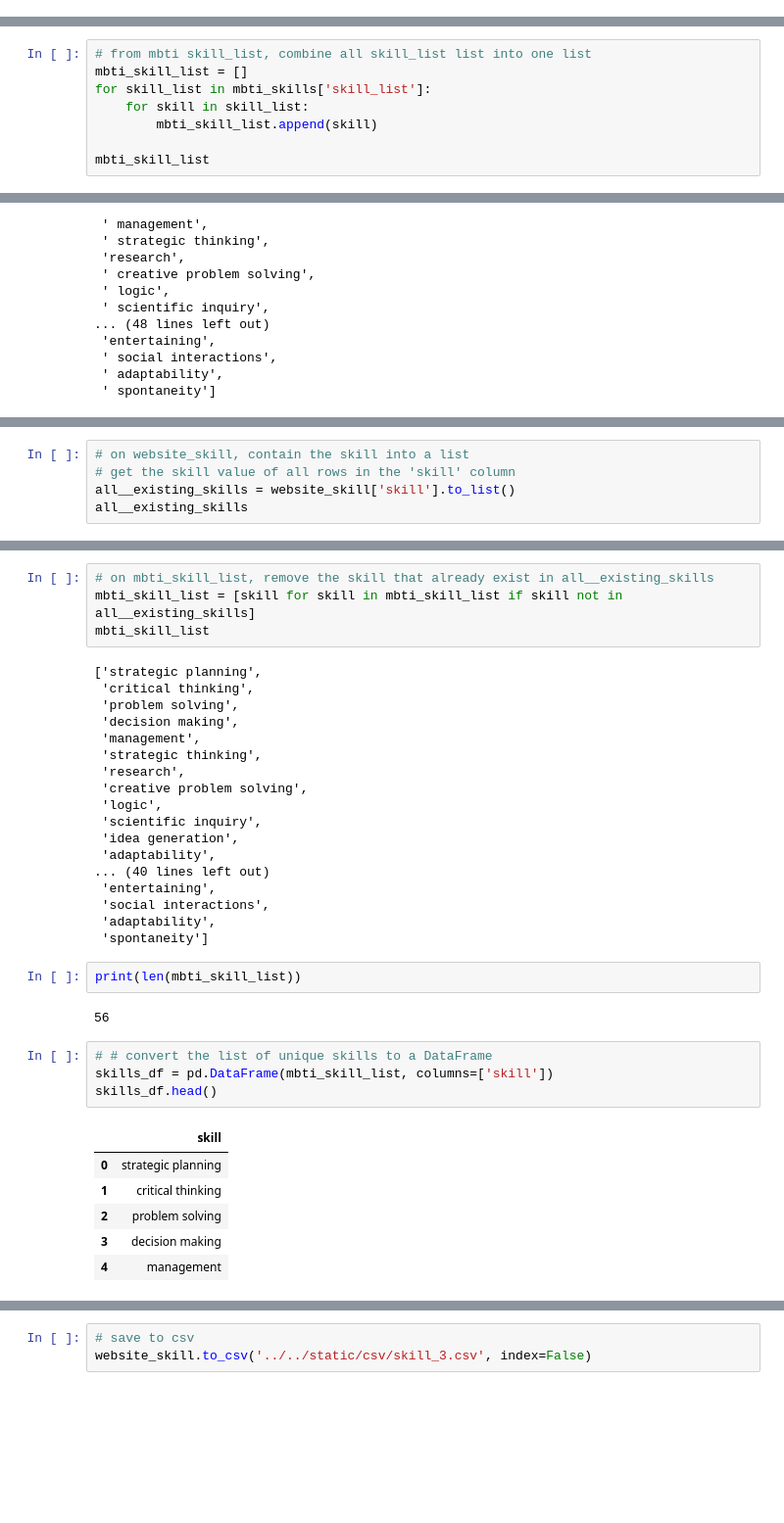
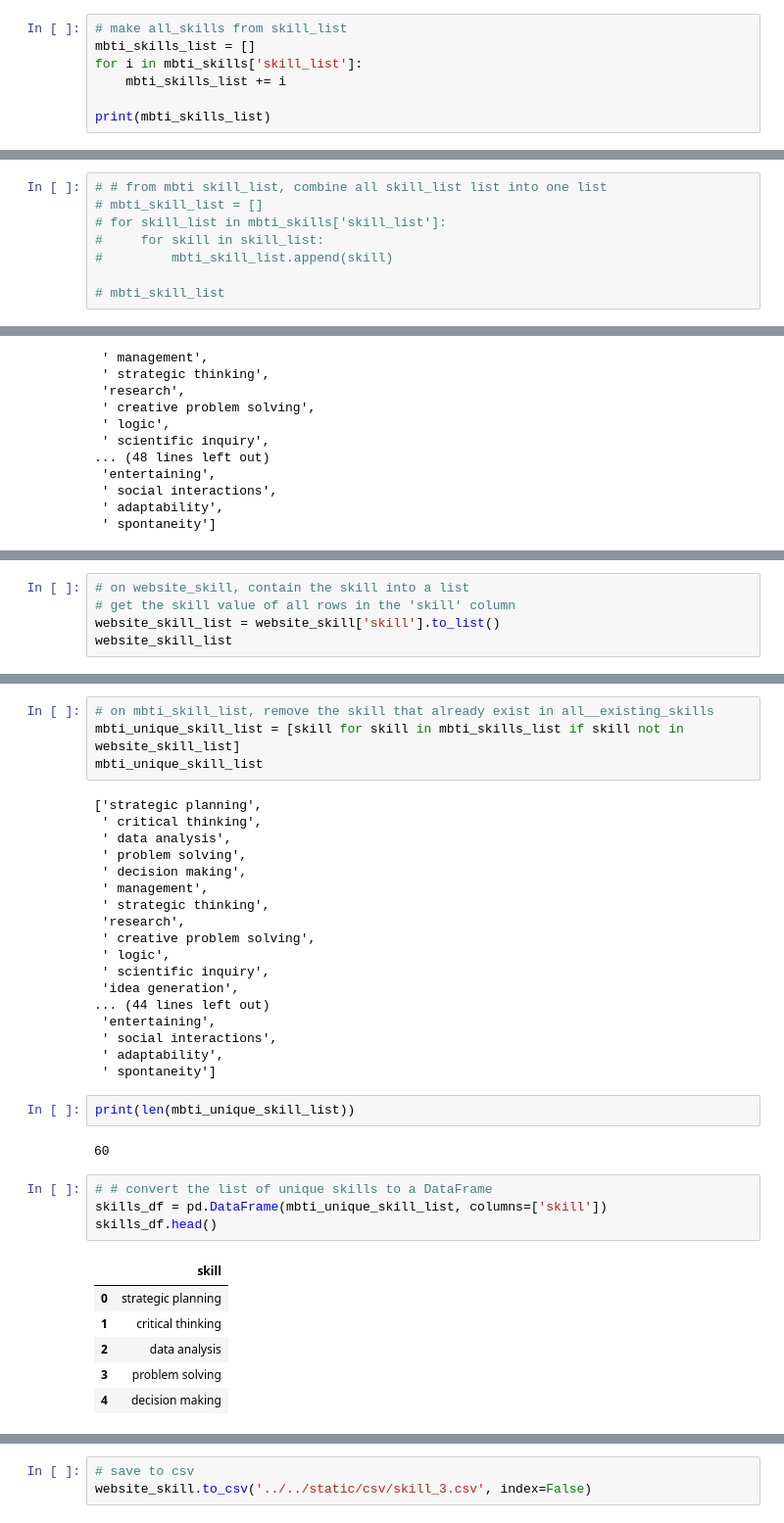
Before and after one commit to ron-ligsay/course-u, a Jupyter notebook: course_u/src/notebooks/mbti_skills.ipynb, the cells around one changed output, grey strips where cells are left out. Shown: that part at 98% size. Drawn from its saved outputs; the diff is of its cells as text; blank space fills up the shorter version.

```diff
--- a/course_u/src/notebooks/mbti_skills.ipynb
+++ b/course_u/src/notebooks/mbti_skills.ipynb
@@ -68,0 +73,7 @@ print(all_skills)
+# %%
+# make all_skills from skill_list
+mbti_skills_list = []
+for i in mbti_skills['skill_list']:
+    mbti_skills_list += i
+
+print(mbti_skills_list)
@@ -72,11 +85,11 @@ all_skills = [skill.lower() for skill in all_skills]
 # %%
-# from mbti skill_list, combine all skill_list list into one list
-mbti_skill_list = []
-for skill_list in mbti_skills['skill_list']:
-    for skill in skill_list:
-        mbti_skill_list.append(skill)
+# # from mbti skill_list, combine all skill_list list into one list
+# mbti_skill_list = []
+# for skill_list in mbti_skills['skill_list']:
+#     for skill in skill_list:
+#         mbti_skill_list.append(skill)
 
-mbti_skill_list
+# mbti_skill_list
 # %% [output]
 ['strategic planning',
  ' critical thinking',
@@ -134,6 +147,6 @@ mbti_skills.head()
 # %%
 # on website_skill, contain the skill into a list
 # get the skill value of all rows in the 'skill' column
-all__existing_skills = website_skill['skill'].to_list()
-all__existing_skills
+website_skill_list = website_skill['skill'].to_list()
+website_skill_list
 # %% [output]
@@ -157,40 +170,40 @@ all__existing_skills
 # %%
 # on mbti_skill_list, remove the skill that already exist in all__existing_skills
-mbti_skill_list = [skill for skill in mbti_skill_list if skill not in all__existing_skills]
-mbti_skill_list
+mbti_unique_skill_list = [skill for skill in mbti_skills_list if skill not in website_skill_list]
+mbti_unique_skill_list
 # %% [output]
 ['strategic planning',
- 'critical thinking',
- 'problem solving',
- 'decision making',
- 'management',
- 'strategic thinking',
+ ' critical thinking',
+ ' data analysis',
+ ' problem solving',
+ ' decision making',
+ ' management',
+ ' strategic thinking',
  'research',
- 'creative problem solving',
- 'logic',
- 'scientific inquiry',
+ ' creative problem solving',
+ ' logic',
+ ' scientific inquiry',
  'idea generation',
- 'adaptability',
-... (40 lines left out)
+... (44 lines left out)
  'entertaining',
- 'social interactions',
- 'adaptability',
- 'spontaneity']
+ ' social interactions',
+ ' adaptability',
+ ' spontaneity']
 # %%
-print(len(mbti_skill_list))
+print(len(mbti_unique_skill_list))
 # %% [output]
-56
+60
 # %%
 # # convert the list of unique skills to a DataFrame
-skills_df = pd.DataFrame(mbti_skill_list, columns=['skill'])
+skills_df = pd.DataFrame(mbti_unique_skill_list, columns=['skill'])
 skills_df.head()
 # %% [output]
 |  | skill |
 | 0 | strategic planning |
 | 1 | critical thinking |
-| 2 | problem solving |
-| 3 | decision making |
-| 4 | management |
+| 2 | data analysis |
+| 3 | problem solving |
+| 4 | decision making |
 # %%
 # get last id of skill
 last_id = website_skill['id'].max()
```
Also changed, not shown: parts of 22 cells of this notebook.
